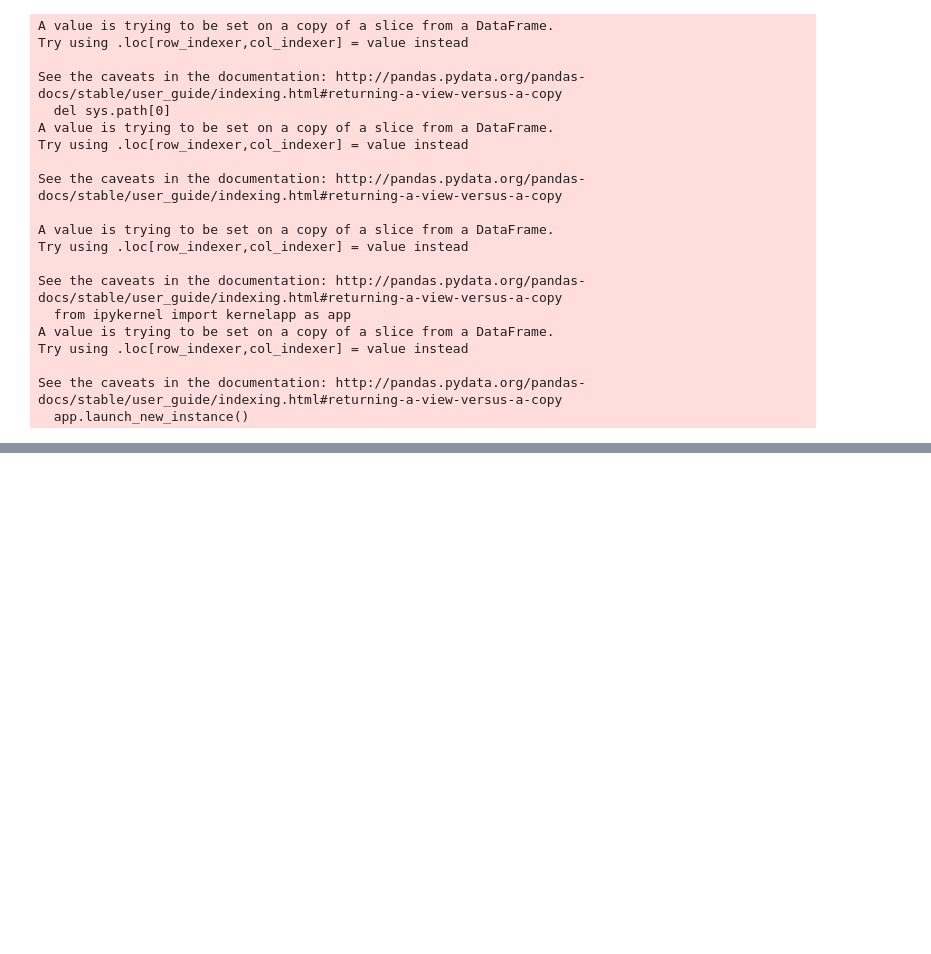
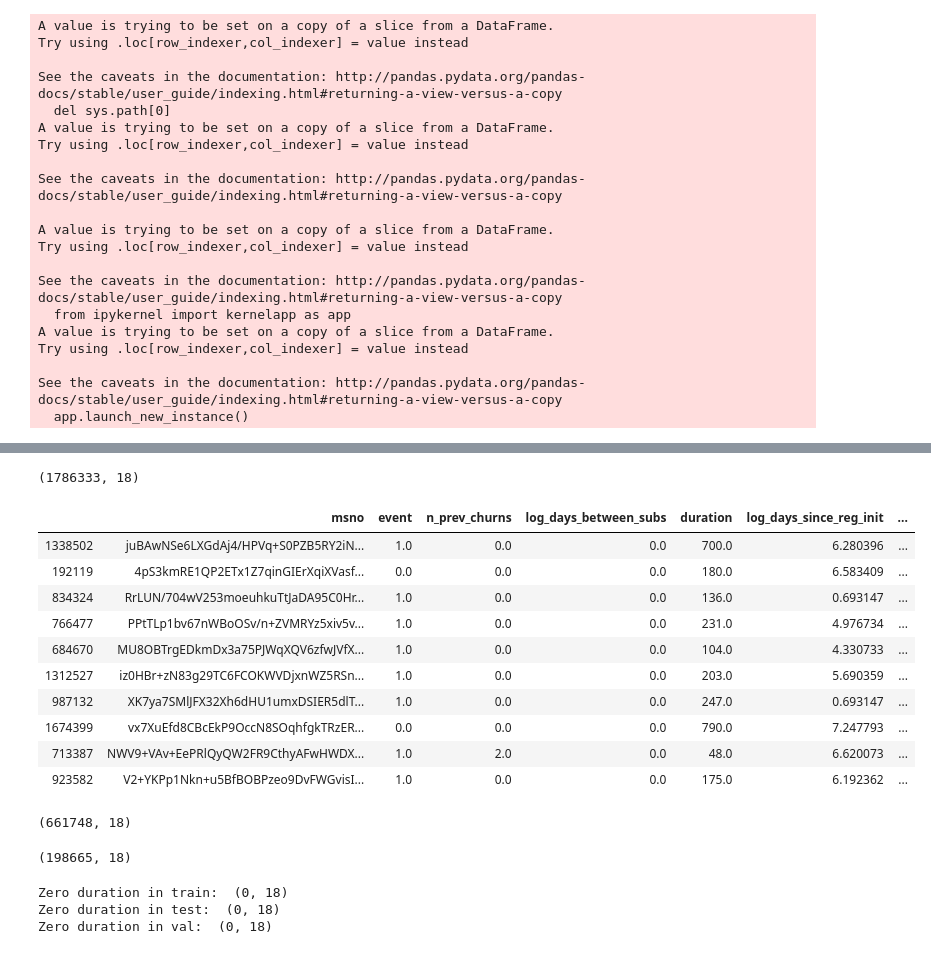
Before and after one commit to KseniiaCheloshkina/ranking-survival, a Jupyter notebook: dev/datasets_preprocessing.ipynb, the cells around one changed output, grey strips where cells are left out. Cells and saved outputs as stored; diff of their text form; code cells hidden in the pictures; blank space fills up the shorter version.

```diff
--- a/dev/datasets_preprocessing.ipynb
+++ b/dev/datasets_preprocessing.ipynb
@@ -185,0 +205,37 @@ with open('../data/metabric_cv.pkl', 'wb') as f:
+# %%
+df_train = kkbox_v1.read_df(subset='train')
+df_train.shape
+# %% [output]
+(1786333, 18)
+# %%
+df_train.sample(10)
+# %% [output]
+|  | msno | event | n_prev_churns | log_days_between_subs | duration | log_days_since_reg_init | ... |
+| 1338502 | juBAwNSe6LXGdAj4/HPVq+S0PZB5RY2iN... | 1.0 | 0.0 | 0.0 | 700.0 | 6.280396 | ... |
+| 192119 | 4pS3kmRE1QP2ETx1Z7qinGIErXqiXVasf... | 0.0 | 0.0 | 0.0 | 180.0 | 6.583409 | ... |
+| 834324 | RrLUN/704wV253moeuhkuTtJaDA95C0Hr... | 1.0 | 0.0 | 0.0 | 136.0 | 0.693147 | ... |
+| 766477 | PPtTLp1bv67nWBoOSv/n+ZVMRYz5xiv5v... | 1.0 | 0.0 | 0.0 | 231.0 | 4.976734 | ... |
+| 684670 | MU8OBTrgEDkmDx3a75PJWqXQV6zfwJVfX... | 1.0 | 0.0 | 0.0 | 104.0 | 4.330733 | ... |
+| 1312527 | iz0HBr+zN83g29TC6FCOKWVDjxnWZ5RSn... | 1.0 | 0.0 | 0.0 | 203.0 | 5.690359 | ... |
+| 987132 | XK7ya7SMlJFX32Xh6dHU1umxDSIER5dlT... | 1.0 | 0.0 | 0.0 | 247.0 | 0.693147 | ... |
+| 1674399 | vx7XuEfd8CBcEkP9OccN8SOqhfgkTRzER... | 0.0 | 0.0 | 0.0 | 790.0 | 7.247793 | ... |
+| 713387 | NWV9+VAv+EePRlQyQW2FR9CthyAFwHWDX... | 1.0 | 2.0 | 0.0 | 48.0 | 6.620073 | ... |
+| 923582 | V2+YKPp1Nkn+u5BfBOBPzeo9DvFWGvisI... | 1.0 | 0.0 | 0.0 | 175.0 | 6.192362 | ... |
+# %%
+df_test = kkbox_v1.read_df(subset='test')
+df_test.shape
+# %% [output]
+(661748, 18)
+# %%
+df_val = kkbox_v1.read_df(subset='val')
+df_val.shape
+# %% [output]
+(198665, 18)
+# %%
+print("Zero duration in train: ", df_train[df_train['duration'] == 0].shape)
+print("Zero duration in test: ", df_test[df_test['duration'] == 0].shape)
+print("Zero duration in val: ", df_val[df_val['duration'] == 0].shape)
+# %% [output]
+Zero duration in train:  (0, 18)
+Zero duration in test:  (0, 18)
+Zero duration in val:  (0, 18)
```
Also changed, not shown: parts of 20 cells of this notebook, 4 other files.
